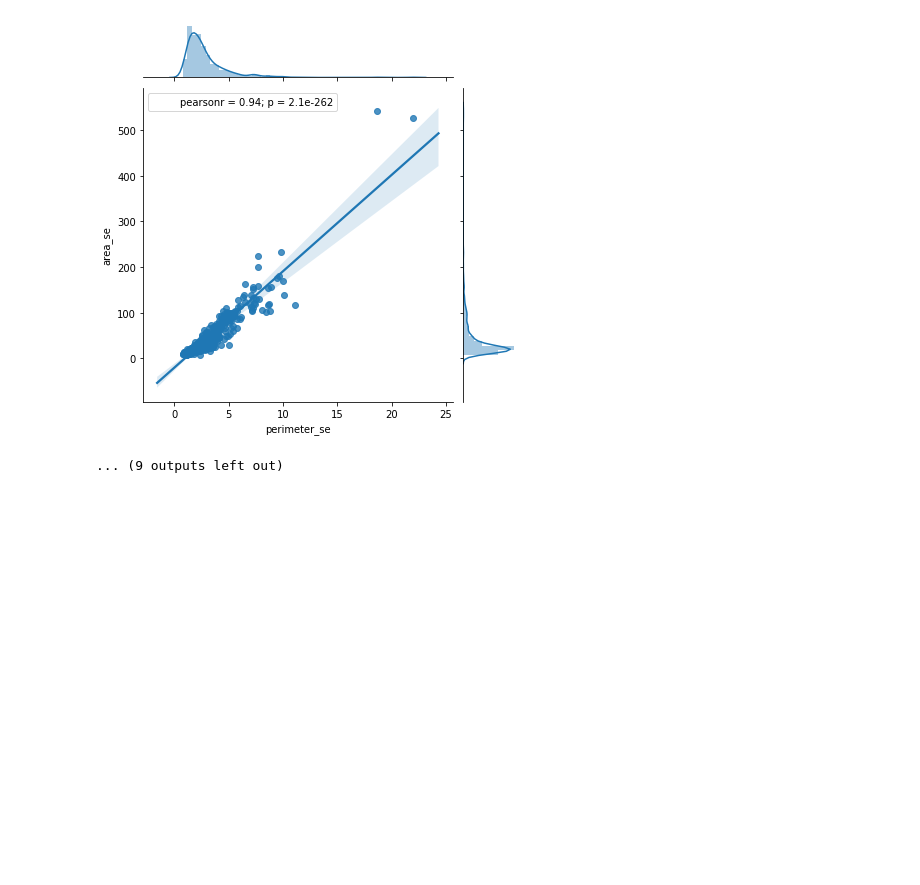
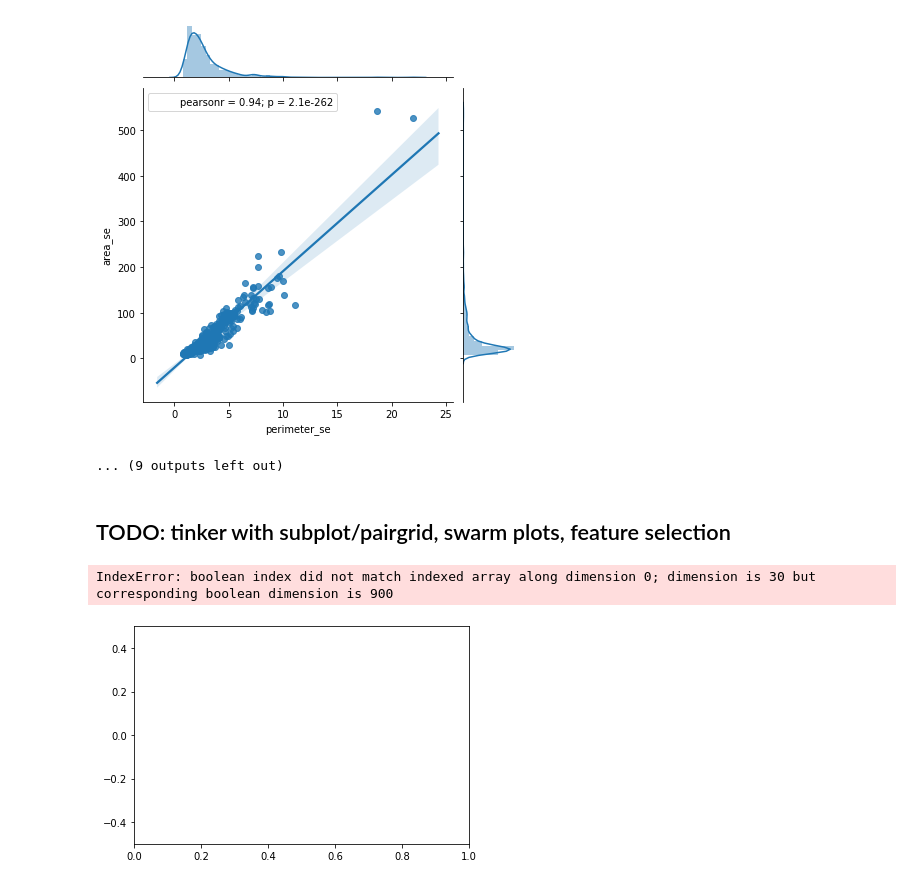
Before and after one commit to marcinsola/breast-cancer-analysis, a Jupyter notebook: breast-cancer-analysis.ipynb, the cells around one changed output. Cells and saved outputs as stored; diff of their text form; code cells hidden in the pictures; blank space fills up the shorter version.

```diff
--- a/breast-cancer-analysis.ipynb
+++ b/breast-cancer-analysis.ipynb
@@ -203,6 +254,13 @@ for pair in correlations[correlations[0] > 0.9].index:
 [figure]
 [figure]
 ... (9 outputs left out)
+# %% [markdown]
+## TODO: tinker with subplot/pairgrid, swarm plots, feature selection
+# %%
+sns.swarmplot(X.corr())
+# %% [output]
+IndexError: boolean index did not match indexed array along dimension 0; dimension is 30 but corresponding boolean dimension is 900
+[figure, added]
 # %%
 feats = ['perimeter_worst', 'texture_worst', 'compactness_mean', 'concave points_worst', 'smoothness_worst', 'smoothness_mean', 'concavity_worst']
 # %%
```
Also changed, not shown: parts of 8 cells of this notebook.
